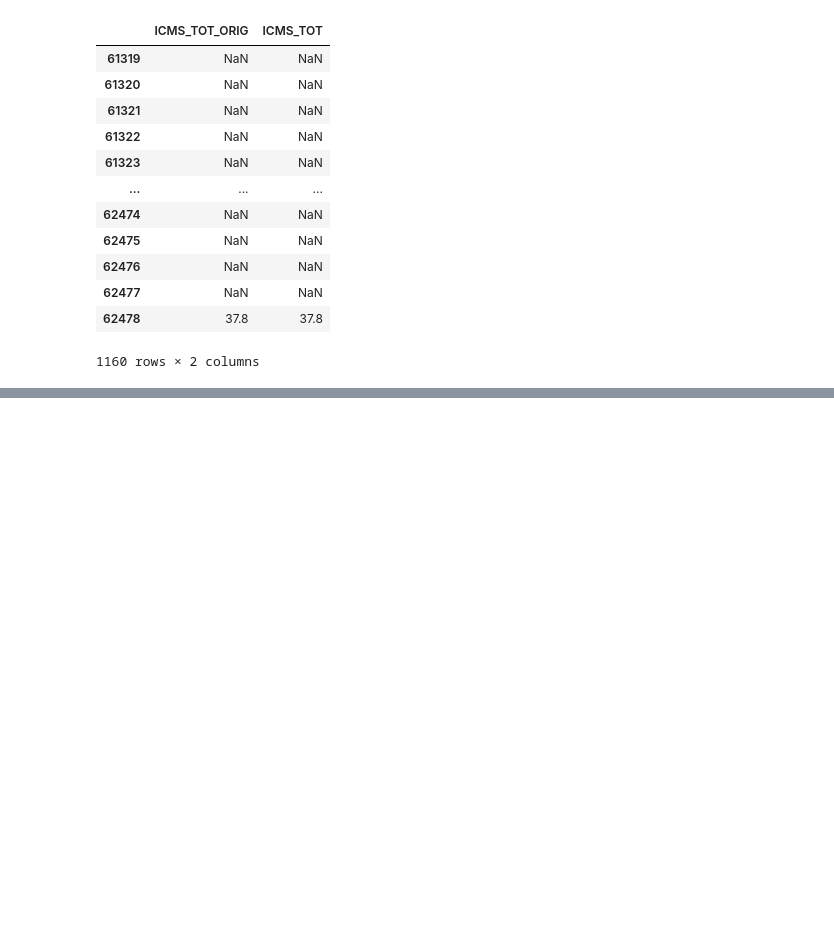
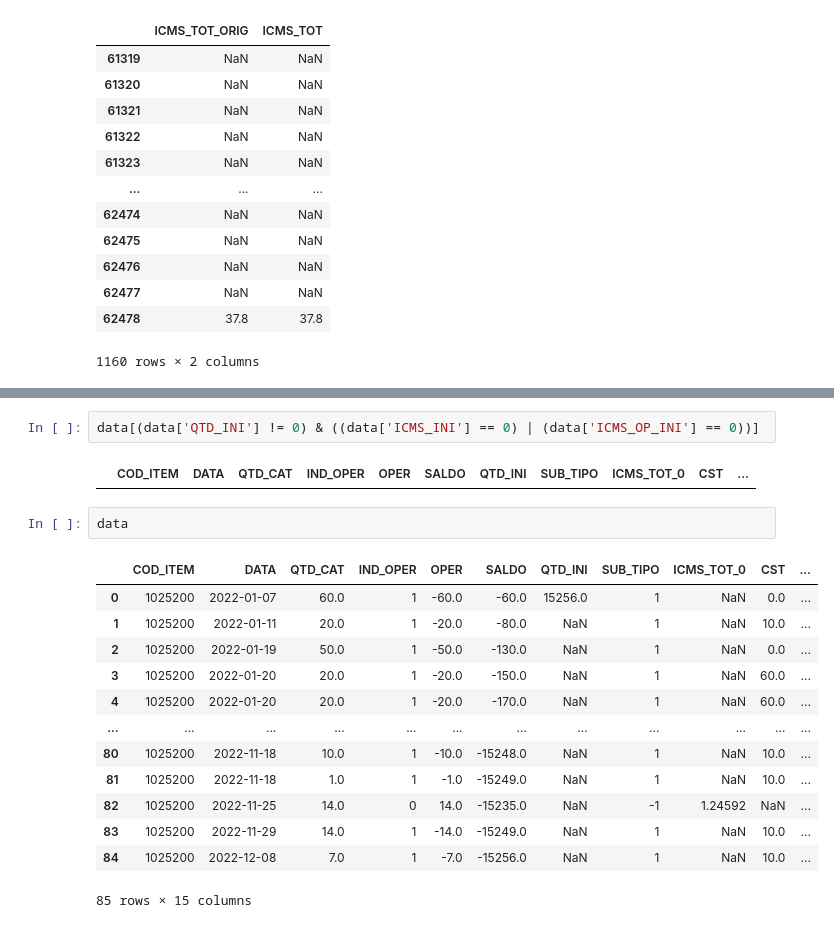
Before and after one commit to viniciuscatelani/Ressarcimento-CAT, a Jupyter notebook: src/etapas/testes_nb.ipynb, the cells around one changed output, grey strips where cells are left out. Saved outputs shown, nothing was run; the diff lists cells and outputs as text; blank space fills up the shorter version.

```diff
--- a/src/etapas/testes_nb.ipynb
+++ b/src/etapas/testes_nb.ipynb
@@ -1538,0 +1367,20 @@ tabela_2[tabela_2['CHV_DOC'] == '35200665369985000334550020002594041100068726']
+# %%
+data[(data['QTD_INI'] != 0) & ((data['ICMS_INI'] == 0) | (data['ICMS_OP_INI'] == 0))]
+# %% [output]
+|  | COD_ITEM | DATA | QTD_CAT | IND_OPER | OPER | SALDO | QTD_INI | SUB_TIPO | ICMS_TOT_0 | CST | ... |
+# %%
+data
+# %% [output]
+|  | COD_ITEM | DATA | QTD_CAT | IND_OPER | OPER | SALDO | QTD_INI | SUB_TIPO | ICMS_TOT_0 | CST | ... |
+| 0 | 1025200 | 2022-01-07 | 60.0 | 1 | -60.0 | -60.0 | 15256.0 | 1 | NaN | 0.0 | ... |
+| 1 | 1025200 | 2022-01-11 | 20.0 | 1 | -20.0 | -80.0 | NaN | 1 | NaN | 10.0 | ... |
+| 2 | 1025200 | 2022-01-19 | 50.0 | 1 | -50.0 | -130.0 | NaN | 1 | NaN | 0.0 | ... |
+| 3 | 1025200 | 2022-01-20 | 20.0 | 1 | -20.0 | -150.0 | NaN | 1 | NaN | 60.0 | ... |
+| 4 | 1025200 | 2022-01-20 | 20.0 | 1 | -20.0 | -170.0 | NaN | 1 | NaN | 60.0 | ... |
+| ... | ... | ... | ... | ... | ... | ... | ... | ... | ... | ... | ... |
+| 80 | 1025200 | 2022-11-18 | 10.0 | 1 | -10.0 | -15248.0 | NaN | 1 | NaN | 10.0 | ... |
+| 81 | 1025200 | 2022-11-18 | 1.0 | 1 | -1.0 | -15249.0 | NaN | 1 | NaN | 10.0 | ... |
+| 82 | 1025200 | 2022-11-25 | 14.0 | 0 | 14.0 | -15235.0 | NaN | -1 | 1.24592 | NaN | ... |
+| 83 | 1025200 | 2022-11-29 | 14.0 | 1 | -14.0 | -15249.0 | NaN | 1 | NaN | 10.0 | ... |
+| 84 | 1025200 | 2022-12-08 | 7.0 | 1 | -7.0 | -15256.0 | NaN | 1 | NaN | 10.0 | ... |
+85 rows × 15 columns
```
Also changed, not shown: parts of 8 cells of this notebook.
